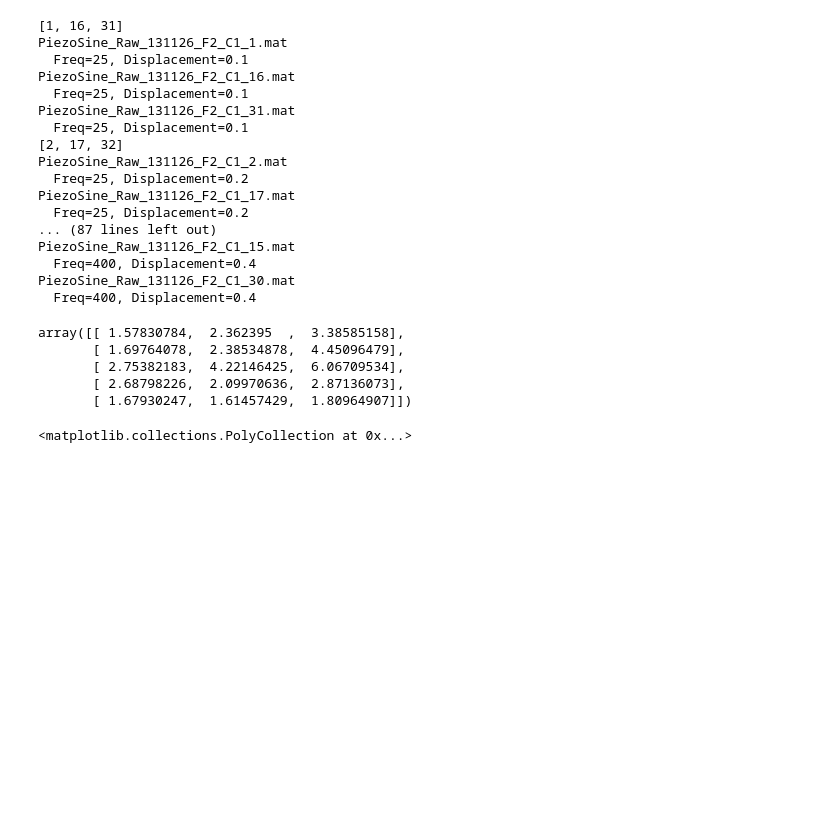
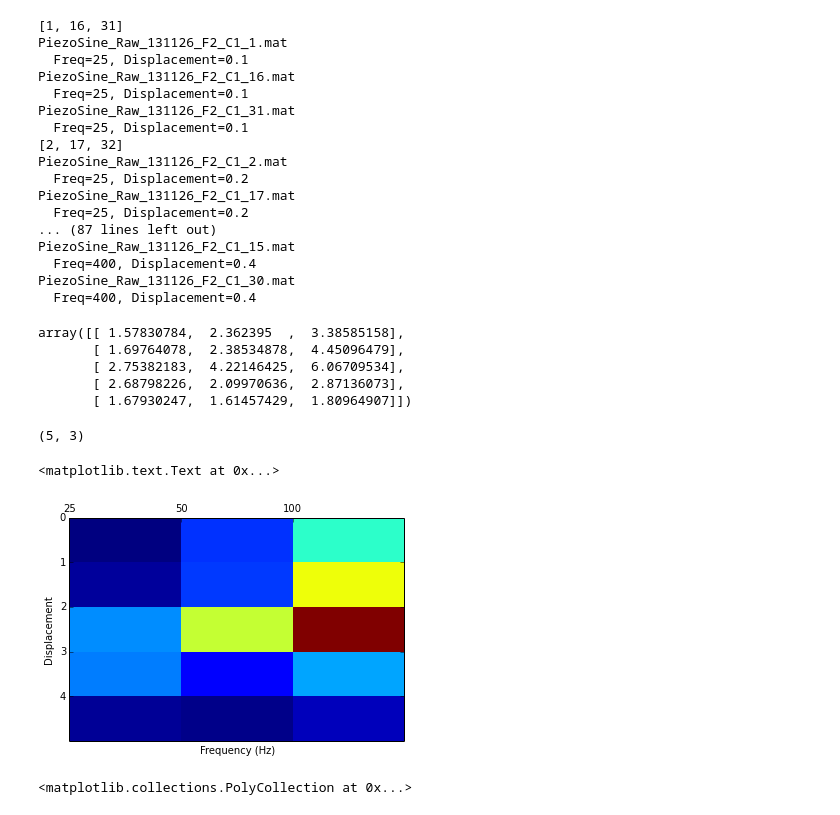
Before and after one commit to jackie623/Modern-Data-Management, a Jupyter notebook: fly/python/CCB4_MATLAB_Analysis_Script.ipynb, the cells around one changed output. Cells and saved outputs as stored; diff of their text form; code cells hidden in the pictures; blank space fills up the shorter version.

Commit message:
Improved amplitude pcolor

```diff
--- a/fly/python/CCB4_MATLAB_Analysis_Script.ipynb
+++ b/fly/python/CCB4_MATLAB_Analysis_Script.ipynb
@@ -749,6 +749,32 @@ array([[ 1.57830784,  2.362395  ,  3.38585158],
        [ 2.75382183,  4.22146425,  6.06709534],
        [ 2.68798226,  2.09970636,  2.87136073],
        [ 1.67930247,  1.61457429,  1.80964907]])
+# %%
+amplitudes.shape
+# %% [output]
+(5, 3)
+# %%
+fig, ax = plt.subplots()
+heatmap = ax.pcolor(amplitudes)
+
+# put the major ticks at the middle of each cell
+ax.set_xticks(np.arange(amplitudes.shape[1]), minor=False)
+ax.set_yticks(np.arange(amplitudes.shape[0]), minor=False)
+
+# want a more natural, table-like display
+ax.invert_yaxis()
+ax.xaxis.tick_top()
+
+column_labels = list(trial['params']['freqs'].item())
+row_labels = list(trial['params']['displacements'].item())
+
+ax.set_xticklabels(row_labels, minor=False)
+ax.set_xticklabels(column_labels, minor=False)
+ax.set_xlabel('Frequency (Hz)')
+ax.set_ylabel('Displacement')
+# %% [output]
+<matplotlib.text.Text at 0x...>
+[figure, added]
 # %%
 plt.pcolor(amplitudes)
 # %% [output]
```
